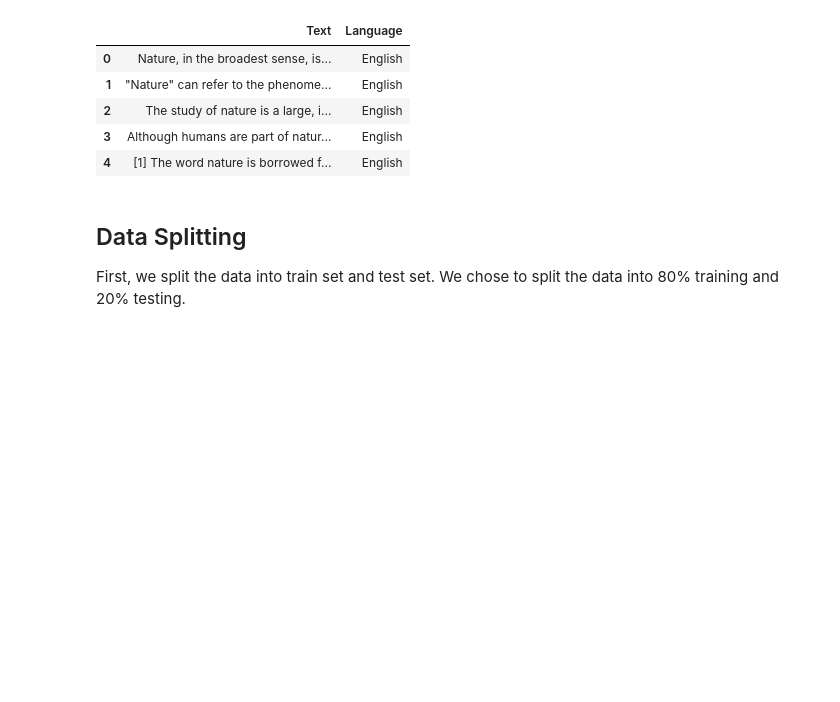
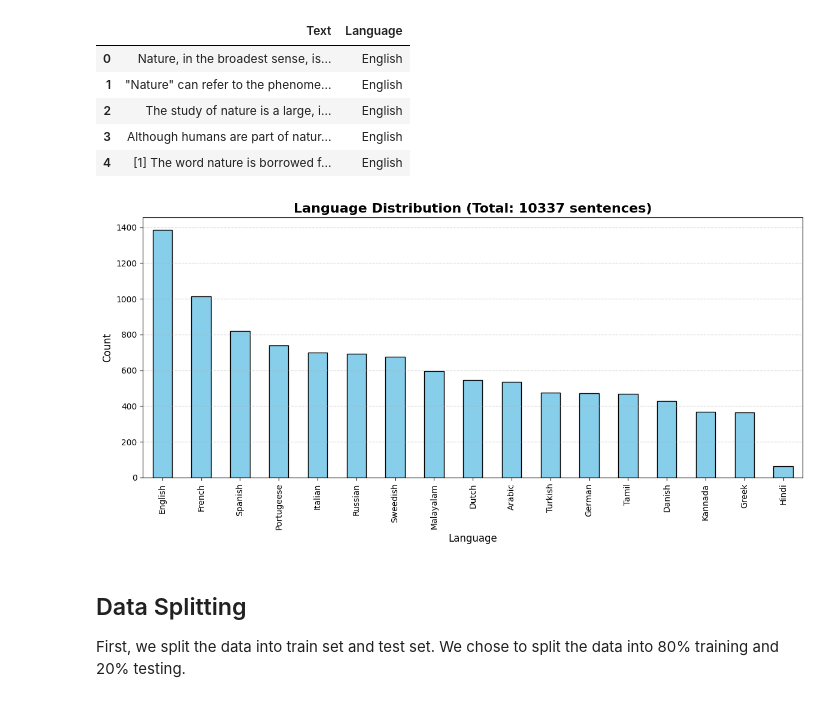
Before and after one commit to Almoger/Language-Detection-ML, a Jupyter notebook: language_detection_knn.ipynb, the cells around one changed output. Drawn from its saved outputs; the diff is of its cells as text; code cells hidden in the pictures; blank space fills up the shorter version.

```diff
--- a/language_detection_knn.ipynb
+++ b/language_detection_knn.ipynb
@@ -55,6 +64,23 @@ df.head()
 | 2 | The study of nature is a large, i... | English |
 | 3 | Although humans are part of natur... | English |
 | 4 | [1] The word nature is borrowed f... | English |
+# %%
+language_counts = df[label_col].value_counts().sort_values(ascending=False)
+
+plt.figure(figsize=(12, 6))
+language_counts.plot(kind='bar', color='skyblue', edgecolor='black')
+
+plt.title('Language Distribution (Total: {} sentences)'.format(df.shape[0]), fontsize=16, fontweight='bold')
+plt.xlabel('Language', fontsize=12)
+plt.ylabel('Count', fontsize=12)
+
+plt.grid(axis='y', linestyle='--', alpha=0.6)
+
+plt.tight_layout()
+
+plt.show()
+# %% [output]
+[figure, added]
 # %% [markdown]
 ## Data Splitting
 
```
Also changed, not shown: parts of 9 cells of this notebook.
